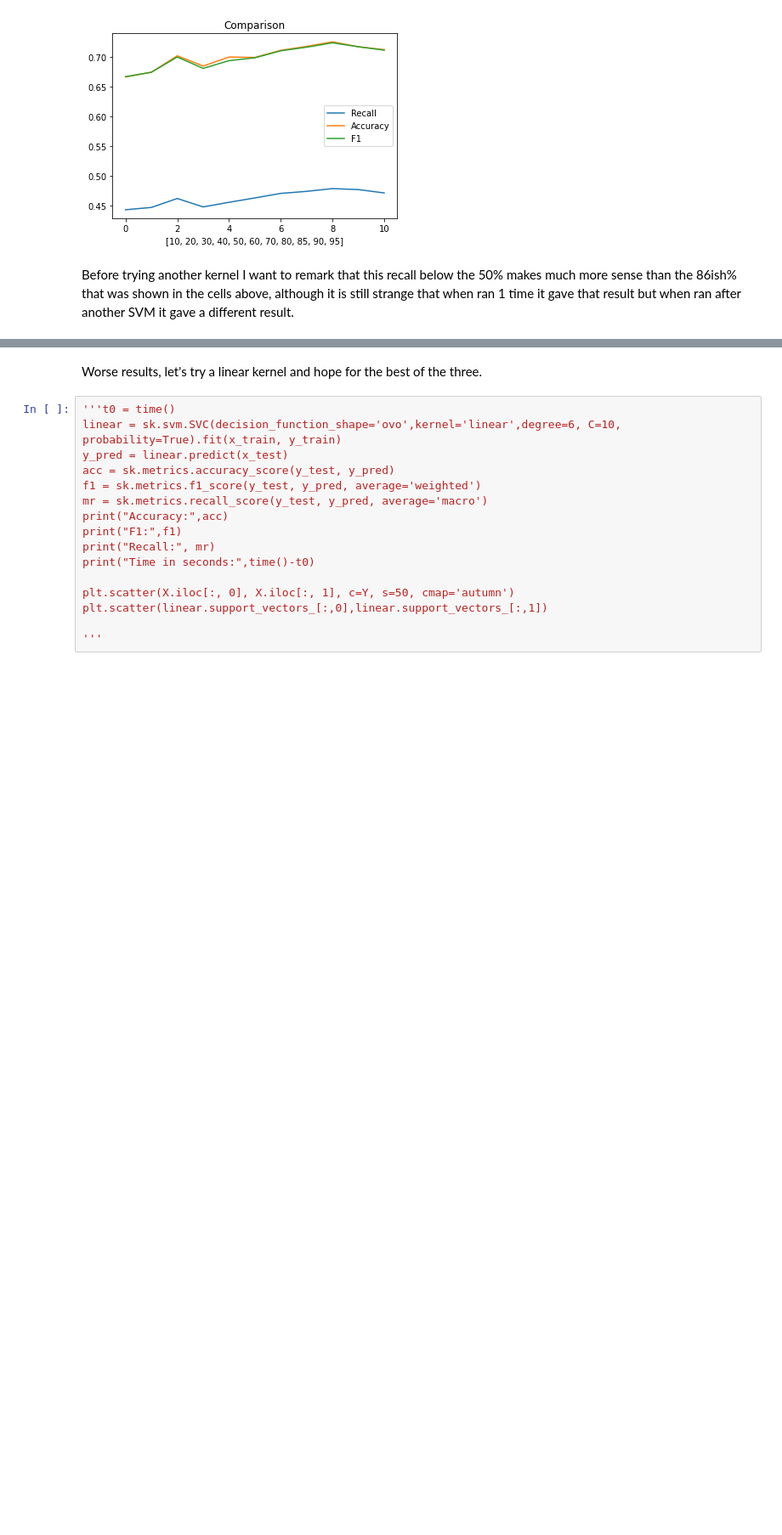
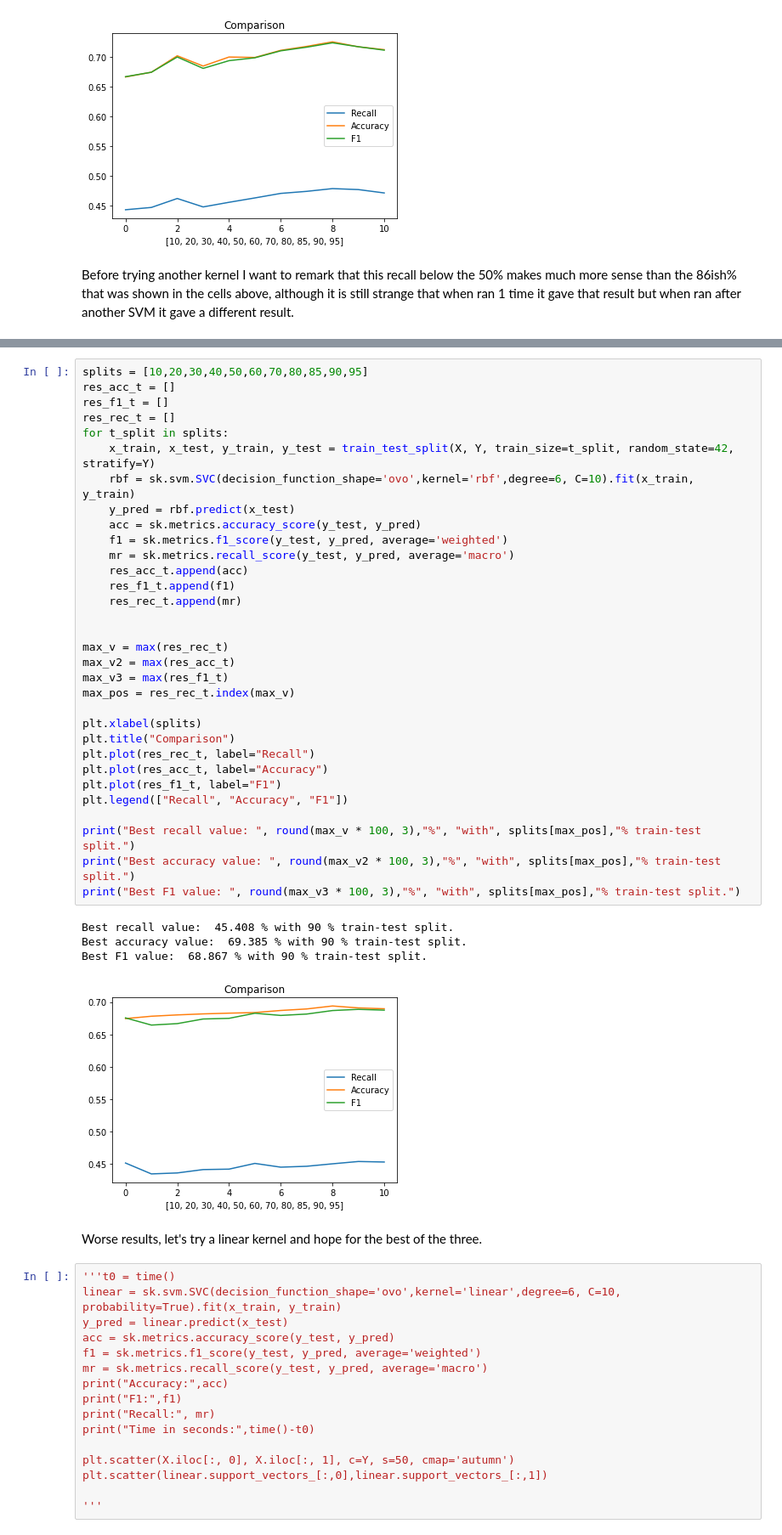
Before and after one commit to xavikp/kaggle-apc2122, a Jupyter notebook: notebooks/predictor.ipynb, the cells around one changed output, grey strips where cells are left out. Shown at 85% size. Cells and saved outputs as stored; diff of their text form; blank space fills up the shorter version.

```diff
--- a/src/predictor.ipynb
+++ b/notebooks/predictor.ipynb
@@ -285,3 +286,40 @@ Time in seconds: 0.5548219680786133
+# %%
+splits = [10,20,30,40,50,60,70,80,85,90,95]
+res_acc_t = []
+res_f1_t = []
+res_rec_t = []
+for t_split in splits:
+    x_train, x_test, y_train, y_test = train_test_split(X, Y, train_size=t_split, random_state=42, stratify=Y)
+    rbf = sk.svm.SVC(decision_function_shape='ovo',kernel='rbf',degree=6, C=10).fit(x_train, y_train)
+    y_pred = rbf.predict(x_test)
+    acc = sk.metrics.accuracy_score(y_test, y_pred)
+    f1 = sk.metrics.f1_score(y_test, y_pred, average='weighted')
+    mr = sk.metrics.recall_score(y_test, y_pred, average='macro')
+    res_acc_t.append(acc)
+    res_f1_t.append(f1)
+    res_rec_t.append(mr)
+
+
+max_v = max(res_rec_t)
+max_v2 = max(res_acc_t)
+max_v3 = max(res_f1_t)
+max_pos = res_rec_t.index(max_v)
+
+plt.xlabel(splits)
+plt.title("Comparison")
+plt.plot(res_rec_t, label="Recall")
+plt.plot(res_acc_t, label="Accuracy")
+plt.plot(res_f1_t, label="F1")
+plt.legend(["Recall", "Accuracy", "F1"])
+
+print("Best recall value: ", round(max_v * 100, 3),"%", "with", splits[max_pos],"% train-test split.")
+print("Best accuracy value: ", round(max_v2 * 100, 3),"%", "with", splits[max_pos],"% train-test split.")
+print("Best F1 value: ", round(max_v3 * 100, 3),"%", "with", splits[max_pos],"% train-test split.")
+# %% [output]
+Best recall value:  45.408 % with 90 % train-test split.
+Best accuracy value:  69.385 % with 90 % train-test split.
+Best F1 value:  68.867 % with 90 % train-test split.
+[figure, added]
 # %% [markdown]
 Worse results, let's try a linear kernel and hope for the best of the three.
 # %%
```
Also changed, not shown: parts of 11 cells of this notebook, 8 other files.
